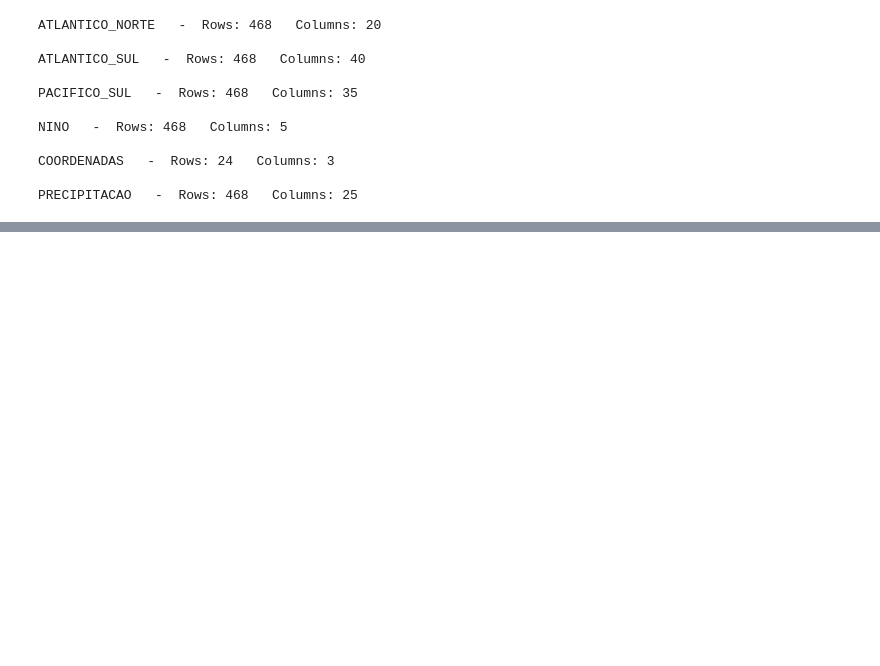
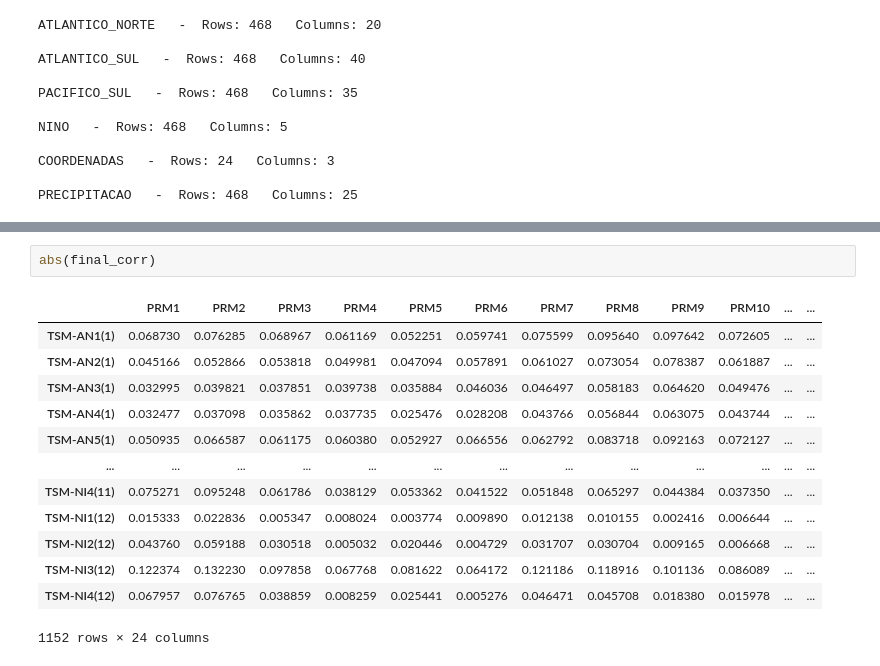
Before and after one commit to Orion-Hunter/Analise-Preditiva-do-Volume-de-Chuvas-na-regiao-de-Marab-, a Jupyter notebook: new_eda.ipynb, the cells around one changed output, grey strips where cells are left out. Saved outputs shown, nothing was run; the diff lists cells and outputs as text; blank space fills up the shorter version.

```diff
--- a/new_eda.ipynb
+++ b/new_eda.ipynb
@@ -55,0 +213,16 @@ PRECIPITACAO   -  Rows: 468   Columns: 25
+# %%
+abs(final_corr)
+# %% [output]
+|  | PRM1 | PRM2 | PRM3 | PRM4 | PRM5 | PRM6 | PRM7 | PRM8 | PRM9 | PRM10 | ... | ... |
+| TSM-AN1(1) | 0.068730 | 0.076285 | 0.068967 | 0.061169 | 0.052251 | 0.059741 | 0.075599 | 0.095640 | 0.097642 | 0.072605 | ... | ... |
+| TSM-AN2(1) | 0.045166 | 0.052866 | 0.053818 | 0.049981 | 0.047094 | 0.057891 | 0.061027 | 0.073054 | 0.078387 | 0.061887 | ... | ... |
+| TSM-AN3(1) | 0.032995 | 0.039821 | 0.037851 | 0.039738 | 0.035884 | 0.046036 | 0.046497 | 0.058183 | 0.064620 | 0.049476 | ... | ... |
+| TSM-AN4(1) | 0.032477 | 0.037098 | 0.035862 | 0.037735 | 0.025476 | 0.028208 | 0.043766 | 0.056844 | 0.063075 | 0.043744 | ... | ... |
+| TSM-AN5(1) | 0.050935 | 0.066587 | 0.061175 | 0.060380 | 0.052927 | 0.066556 | 0.062792 | 0.083718 | 0.092163 | 0.072127 | ... | ... |
+| ... | ... | ... | ... | ... | ... | ... | ... | ... | ... | ... | ... | ... |
+| TSM-NI4(11) | 0.075271 | 0.095248 | 0.061786 | 0.038129 | 0.053362 | 0.041522 | 0.051848 | 0.065297 | 0.044384 | 0.037350 | ... | ... |
+| TSM-NI1(12) | 0.015333 | 0.022836 | 0.005347 | 0.008024 | 0.003774 | 0.009890 | 0.012138 | 0.010155 | 0.002416 | 0.006644 | ... | ... |
+| TSM-NI2(12) | 0.043760 | 0.059188 | 0.030518 | 0.005032 | 0.020446 | 0.004729 | 0.031707 | 0.030704 | 0.009165 | 0.006668 | ... | ... |
+| TSM-NI3(12) | 0.122374 | 0.132230 | 0.097858 | 0.067768 | 0.081622 | 0.064172 | 0.121186 | 0.118916 | 0.101136 | 0.086089 | ... | ... |
+| TSM-NI4(12) | 0.067957 | 0.076765 | 0.038859 | 0.008259 | 0.025441 | 0.005276 | 0.046471 | 0.045708 | 0.018380 | 0.015978 | ... | ... |
+1152 rows × 24 columns
```
Also changed, not shown: parts of 32 cells of this notebook, 25 other files.
